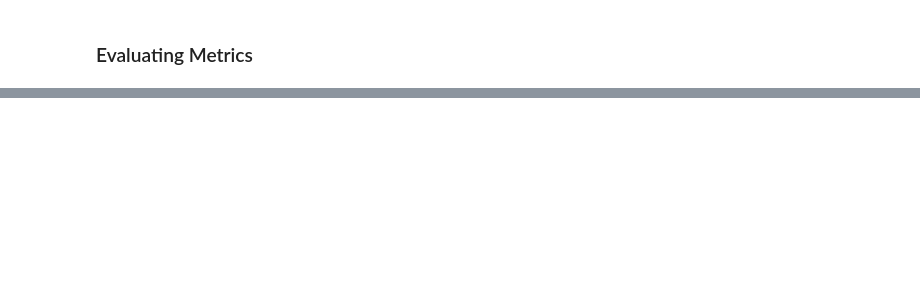
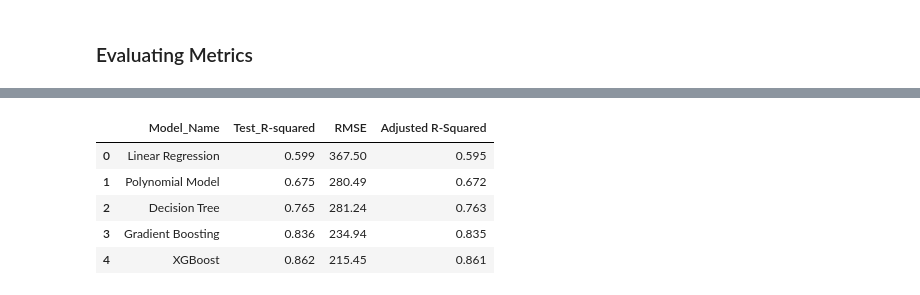
Before and after one commit to sagar2582/Capstone-2-Seoul-Bike-Sharing-Demand-Prediction, a Jupyter notebook: Seoul_Bike_Sharing_Demand_Prediction.ipynb, the cells around one changed output, grey strips where cells are left out. Saved outputs shown, nothing was run; the diff lists cells and outputs as text; code cells hidden in the pictures; blank space fills up the shorter version.

```diff
--- a/Seoul_Bike_Sharing_Demand_Prediction.ipynb
+++ b/Seoul_Bike_Sharing_Demand_Prediction.ipynb
@@ -1131,0 +1296,9 @@ Adjusted R2 :  0.812
+# %%
+Comparison_df
+# %% [output]
+|  | Model_Name | Test_R-squared | RMSE | Adjusted R-Squared |
+| 0 | Linear Regression | 0.599 | 367.50 | 0.595 |
+| 1 | Polynomial Model | 0.675 | 280.49 | 0.672 |
+| 2 | Decision Tree | 0.765 | 281.24 | 0.763 |
+| 3 | Gradient Boosting | 0.836 | 234.94 | 0.835 |
+| 4 | XGBoost | 0.862 | 215.45 | 0.861 |
```
Also changed, not shown: parts of 64 cells of this notebook.
